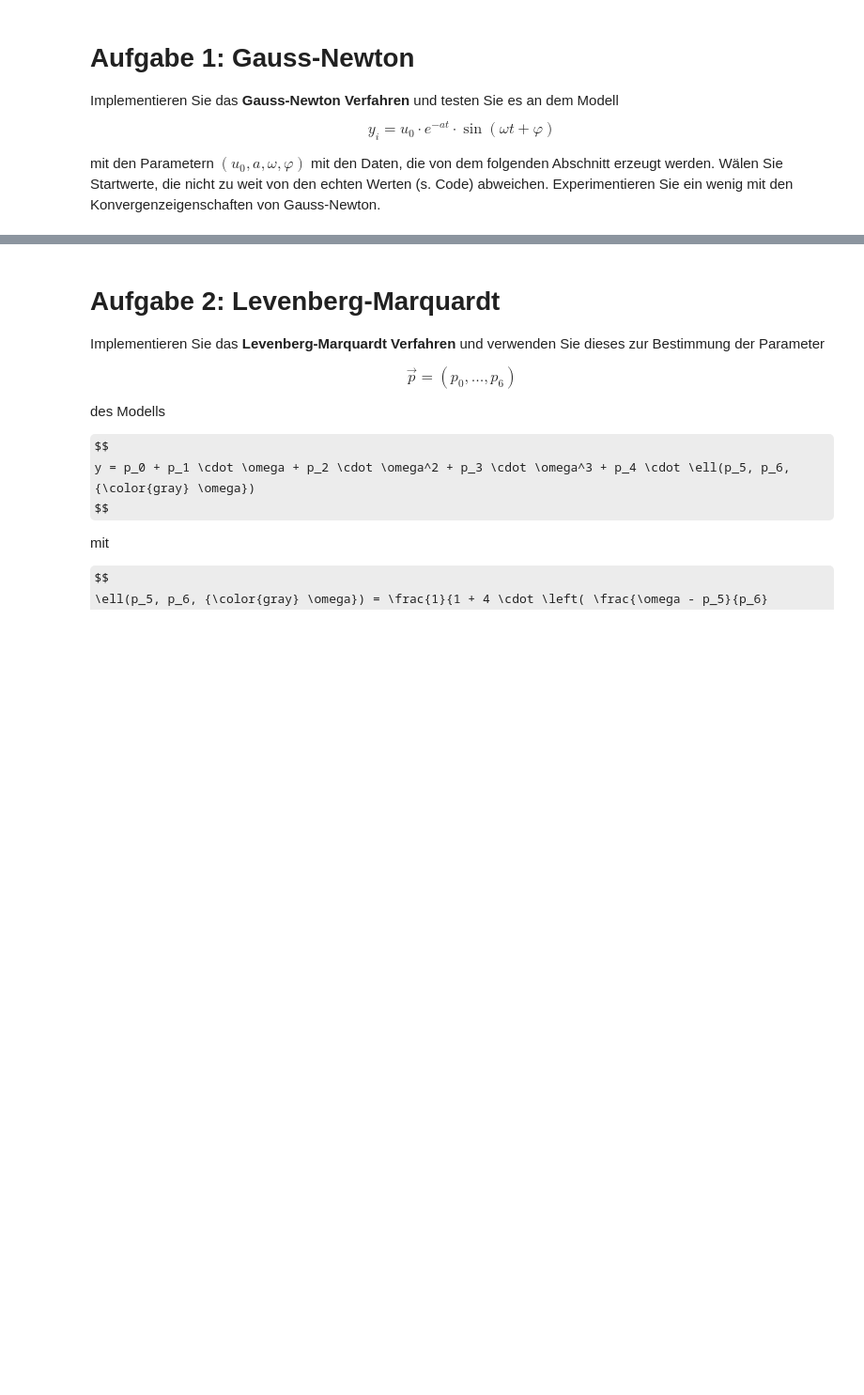
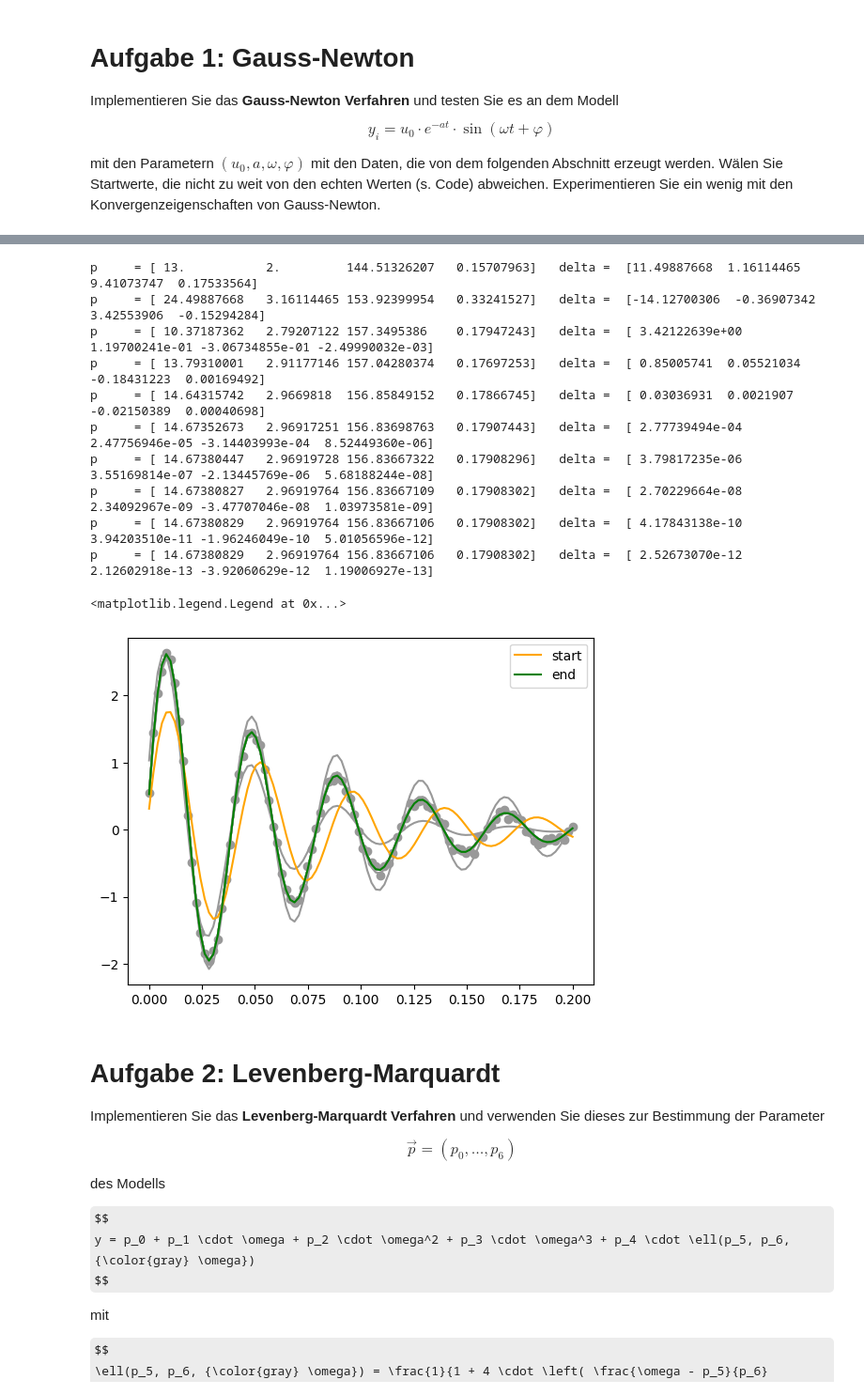
Before and after one commit to BieriCyril/ZHAW_STt_NUM1, a Jupyter notebook: NUM1_Praktikum_W8.ipynb, the cells around one changed output, grey strips where cells are left out. Shown at 94% size. Cells and saved outputs as stored; diff of their text form; code cells hidden in the pictures; some formulas as TeX source; blank space fills up the shorter version.

Commit message:
week 8 aufgabe 1 done

```diff
--- a/NUM1_Praktikum_W8.ipynb
+++ b/NUM1_Praktikum_W8.ipynb
@@ -80,16 +82,61 @@ plt.scatter(t, y)
 # %%
 # Startwerte
-u0 = <<snipp>>
+# ähnlich wie die paramter, einfach ein paar zahlen anderst damit man den unterschied gut sieht
+u0 = 2
+a = 13
+w = 23 * 2 * np.pi
+phi = 9 * np.pi / 180
 
-p0 = np.array([u0, a, w, phi])
 
-<<snipp>>
+p0 = np.array([a, u0, w, phi]) ## variablen (siehe aufgaben)
+p = p0.copy() ##init
+
+
+## funktion von oben:
+f = lambda a, u0, w, phi: u0 * np.exp(-a * t) * np.sin(w*t + phi)
+## Jaccobi Matrix anhand f von oben:
+J = lambda a, u0, w, phi: np.array([
+    -t * u0 * np.exp(-a*t) * np.sin(w*t + phi),  # Ableitung nach a
+    np.exp(-a*t) * np.sin(w*t + phi),            # Ableitung nach u0
+    t * u0 * np.exp(-a*t) * np.cos(w*t + phi),   # Ableitung nach w
+    u0 * np.exp(-a*t) * np.cos(w*t + phi)        # Ableitung nach phi
+]).T
+
+
+### kopiert aus beispiel, nichtlineare ausgleichsrechnung
+from scipy.linalg import solve_triangular
+## brauchen wir für gauss newton:
+def lstsq(A, b):
+    Q, R = np.linalg.qr(A)
+    z = Q.T@b
+    return solve_triangular(R, z)
+
+for k in range(10):
+    delta = lstsq(J(*p), y-f(*p)) # das Modell wäre f(p) - y = 0 -> Ausgleichsproblem: min J*d + (f(p) - y)
+    print("p     =", p, "\tdelta = ", delta)
+    p += delta
+    plt.plot(t, f(*p), color = [.6,.6,.6])
+
+
 
 plt.scatter(t, y, color = [.6,.6,.6])
 plt.plot(t, f(*p0), color = "orange", label = "start") # Startwerte
 plt.plot(t, f(*p), color = "green", label = "end")     # Nach Iteration
 
 plt.legend()
+# %% [output]
+p     = [ 13.           2.         144.51326207   0.15707963]   delta =  [11.49887668  1.16114465  9.41073747  0.17533564]
+p     = [ 24.49887668   3.16114465 153.92399954   0.33241527]   delta =  [-14.12700306  -0.36907342   3.42553906  -0.15294284]
+p     = [ 10.37187362   2.79207122 157.3495386    0.17947243]   delta =  [ 3.42122639e+00  1.19700241e-01 -3.06734855e-01 -2.49990032e-03]
+p     = [ 13.79310001   2.91177146 157.04280374   0.17697253]   delta =  [ 0.85005741  0.05521034 -0.18431223  0.00169492]
+p     = [ 14.64315742   2.9669818  156.85849152   0.17866745]   delta =  [ 0.03036931  0.0021907  -0.02150389  0.00040698]
+p     = [ 14.67352673   2.96917251 156.83698763   0.17907443]   delta =  [ 2.77739494e-04  2.47756946e-05 -3.14403993e-04  8.52449360e-06]
+p     = [ 14.67380447   2.96919728 156.83667322   0.17908296]   delta =  [ 3.79817235e-06  3.55169814e-07 -2.13445769e-06  5.68188244e-08]
+p     = [ 14.67380827   2.96919764 156.83667109   0.17908302]   delta =  [ 2.70229664e-08  2.34092967e-09 -3.47707046e-08  1.03973581e-09]
+p     = [ 14.67380829   2.96919764 156.83667106   0.17908302]   delta =  [ 4.17843138e-10  3.94203510e-11 -1.96246049e-10  5.01056596e-12]
+p     = [ 14.67380829   2.96919764 156.83667106   0.17908302]   delta =  [ 2.52673070e-12  2.12602918e-13 -3.92060629e-12  1.19006927e-13]
+<matplotlib.legend.Legend at 0x...>
+[figure, added]
 # %% [markdown]
 # Aufgabe 2: Levenberg-Marquardt
 Implementieren Sie das **Levenberg-Marquardt Verfahren** und verwenden Sie dieses zur Bestimmung der Parameter
```
Also changed, not shown: parts of 5 cells of this notebook, 1 other file.
